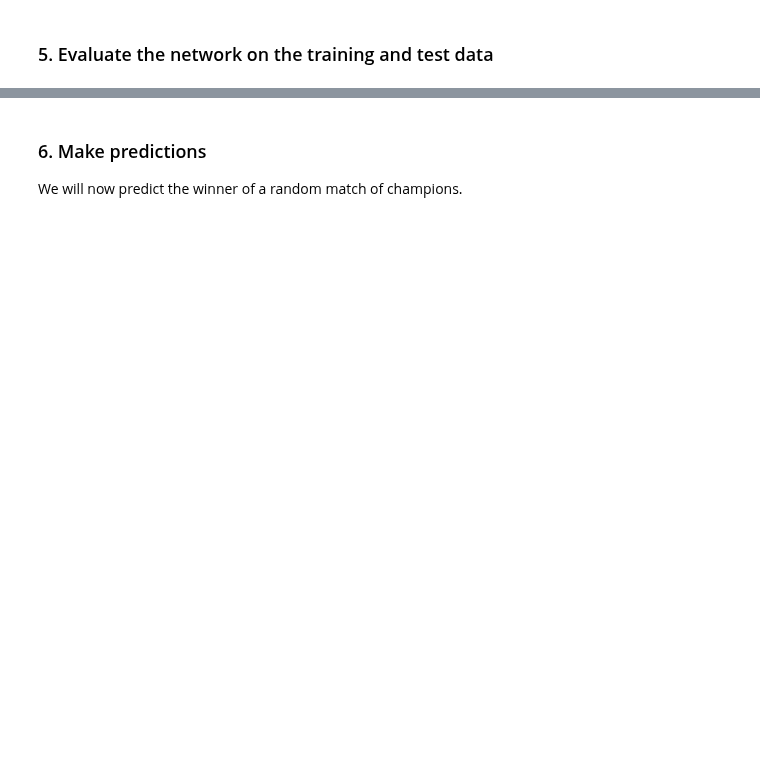
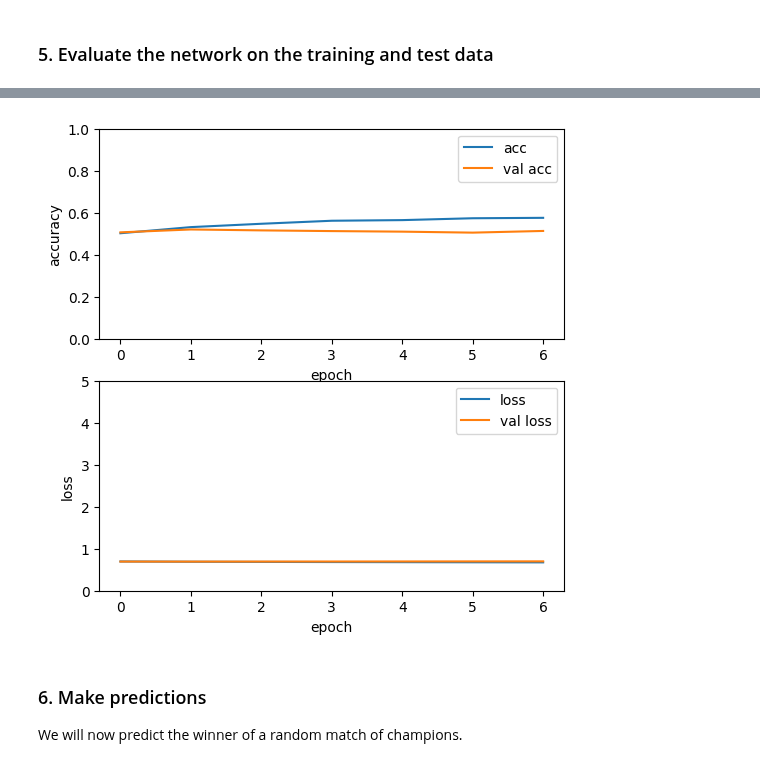
Before and after one commit to Mark-Bugden/League-of-Legends-Win-Prediction, a Jupyter notebook: Win_prediction.ipynb, the cells around one changed output, grey strips where cells are left out. Drawn from its saved outputs; the diff is of its cells as text; code cells hidden in the pictures; blank space fills up the shorter version.

```diff
--- a/Win_prediction.ipynb
+++ b/Win_prediction.ipynb
@@ -73,8 +87,7 @@ num_to_champ = {v: k for v, k in enumerate(champions)}
 # %%
-# Load the csv file produced in the Get_Match_Data iPython notebook
-rankeddf = pd.read_csv('Data collection/ranked_matches.csv')
-
-# Convert the champion names to lower as well to match up with our champions list.
-rankeddf['championName'] = rankeddf['championName'].str.lower()
+# Load the npy file produced in the preprocessing notebook
+with open('Preprocessing/featureslabels.npy', 'rb') as f:
+    features = np.load(f)
+    labels = np.load(f)
 # %% [markdown]
 ### 2. Format the data
@@ -183,10 +100,26 @@ train_features, test_features, train_labels, test_labels = train_test_split(feat
+# %%
+# Split the data into training, validation, and test data
+
+
+#train_features = features[0 :math.floor(0.7*len(matches))]
+#train_labels = labels[0 : math.floor(0.7*len(matches))]
+
+#validation_features = features[math.floor(0.7*len(matches)) : math.floor(0.9*len(matches))]
+#validation_labels = labels[math.floor(0.7*len(matches)) : math.floor(0.9*len(matches))]
+
+#test_features = features[math.floor(0.9*len(matches)) : ]
+#test_labels = labels[math.floor(0.9*len(matches)) : ]
+
+
+
+train_features, test_features, train_labels, test_labels = train_test_split(features, labels, test_size=0.3, random_state=41, stratify=labels)
 # %% [markdown]
 ### 3. Build the NN
 # %%
 # Define the keras model
 
-num_hidden_layers = 4
-num_neurons_per_layer = 10
+num_hidden_layers = 1
+num_neurons_per_layer = 5
 
 model = tf.keras.Sequential()
 
@@ -206,7 +139,7 @@ for _ in range(num_hidden_layers):
         kernel_initializer='HeNormal', name='HiddenLayer'+str(_+1)))
 
 # Output is two-dimensional
-model.add(tf.keras.layers.Dense(2, name='Output'))
+model.add(tf.keras.layers.Dense(1, activation='sigmoid', name='Output'))
 
 
 callback = tf.keras.callbacks.EarlyStopping(monitor='val_accuracy', mode='max', patience=5, verbose=True)
@@ -221,4 +168,4 @@ model.summary()
 # %% [markdown]
 ### 4. Train the network
 # %%
-history = model.fit(train_features, train_labels, validation_split=0.2, batch_size = 128, epochs=300, callbacks=[callback])
+history = model.fit(train_features, train_labels, validation_split=0.2, batch_size = 16, epochs=300, callbacks=[callback])
@@ -231,24 +199,30 @@ model.evaluate(test_features, test_labels, verbose=2)
 # %%
 fig, ax = plt.subplots(2,1, figsize=(6, 6))
 
-ax[0].plot(history.history['accuracy'])
-ax[0].plot(history.history['val_accuracy'])
+ax[0].plot(history.history['accuracy'], label='acc')
+ax[0].plot(history.history['val_accuracy'], label='val acc')
 
-ax[1].plot(history.history['loss'])
-ax[1].plot(history.history['val_loss'])
+ax[0].legend()
 
+ax[1].plot(history.history['loss'], label='loss')
+ax[1].plot(history.history['val_loss'], label='val loss')
+
+ax[1].legend()
 
 ax[0].set_xlabel('epoch')
 ax[1].set_xlabel('epoch')
 
 ax[0].set_ylabel('accuracy')
 ax[1].set_ylabel('loss')
 
 ax[0].set_ylim(0, 1)
 ax[1].set_ylim(0, 5)
 
 
+
 plt.show()
+# %% [output]
+[figure, added]
 # %% [markdown]
 ### 6. Make predictions
 
```
Also changed, not shown: parts of 17 cells of this notebook, 1 other file.
